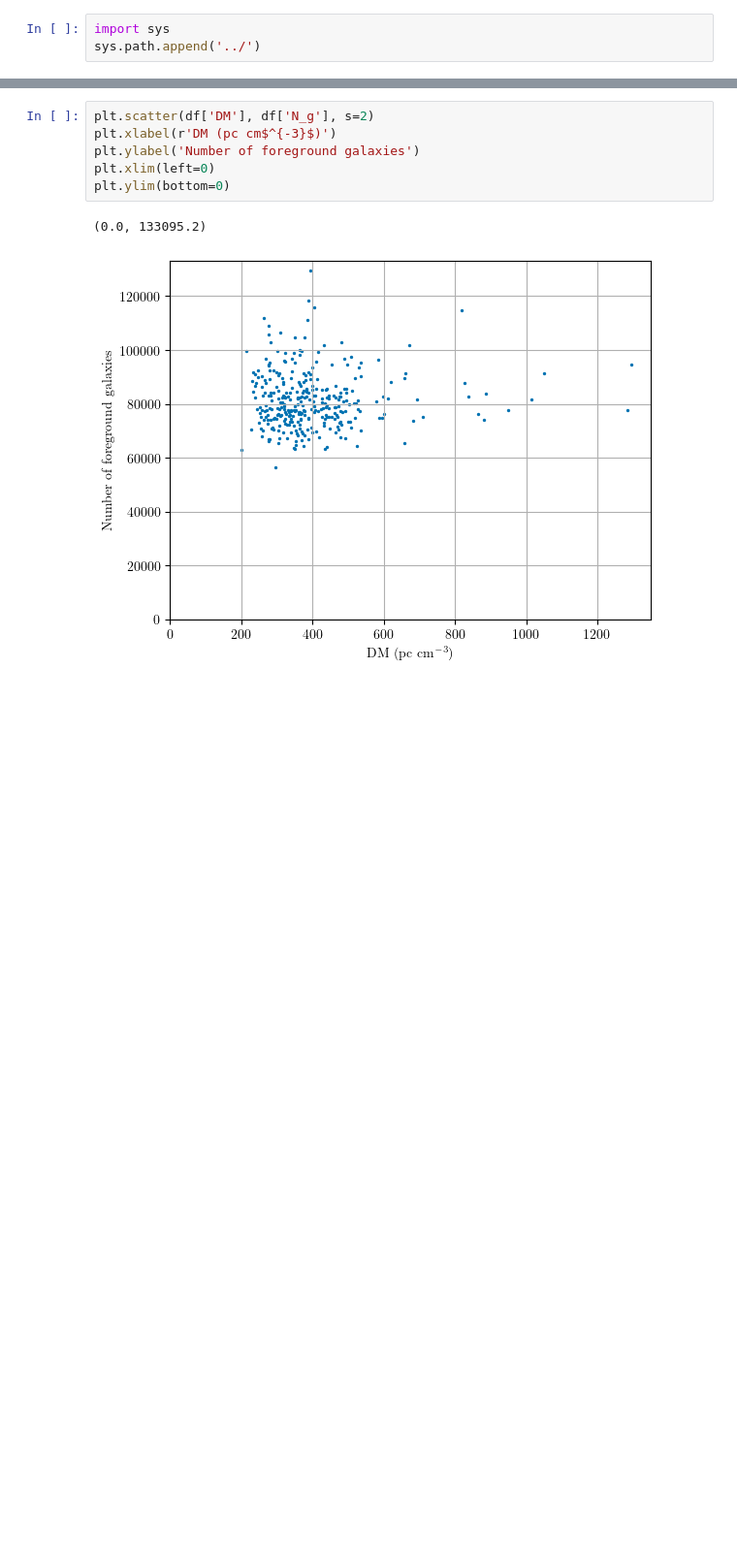
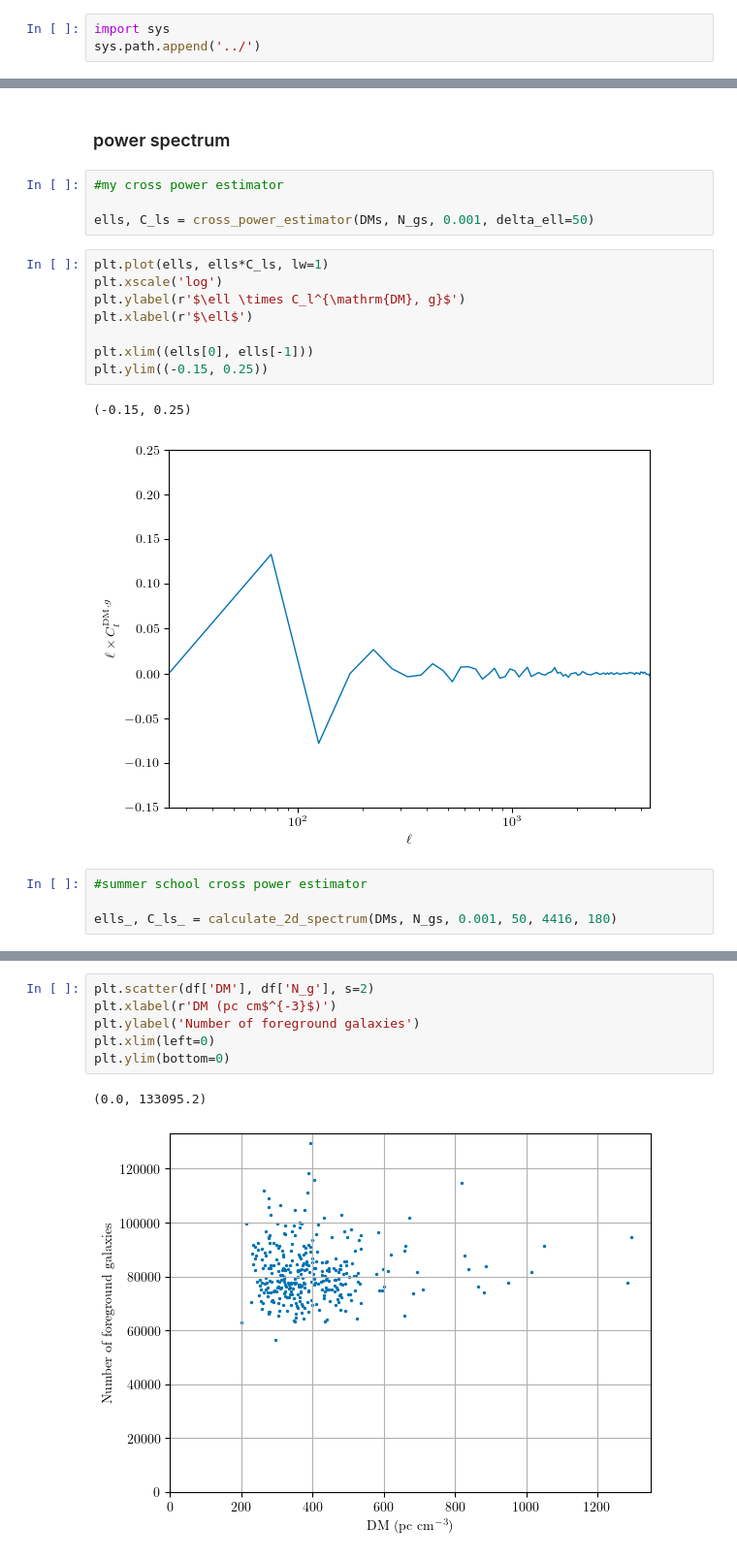
Before and after one commit to aqcheng/illustris_frb, a Jupyter notebook: notebooks/xcorr_flatsky.ipynb, the cells around one changed output, grey strips where cells are left out. Shown at 97% size. Drawn from its saved outputs; the diff is of its cells as text; blank space fills up the shorter version.

```diff
--- a/notebooks/xcorr_flatsky.ipynb
+++ b/notebooks/xcorr_flatsky.ipynb
@@ -21,0 +209,21 @@ plt.style.use({'axes.grid': True,
+# %% [markdown]
+### power spectrum
+# %%
+#my cross power estimator
+
+ells, C_ls = cross_power_estimator(DMs, N_gs, 0.001, delta_ell=50)
+# %%
+plt.plot(ells, ells*C_ls, lw=1)
+plt.xscale('log')
+plt.ylabel(r'$\ell \times C_l^{\mathrm{DM}, g}$')
+plt.xlabel(r'$\ell$')
+
+plt.xlim((ells[0], ells[-1]))
+plt.ylim((-0.15, 0.25))
+# %% [output]
+(-0.15, 0.25)
+[figure, added]
+# %%
+#summer school cross power estimator
+
+ells_, C_ls_ = calculate_2d_spectrum(DMs, N_gs, 0.001, 50, 4416, 180)
```
Also changed, not shown: parts of 32 cells of this notebook, 7 other files.
